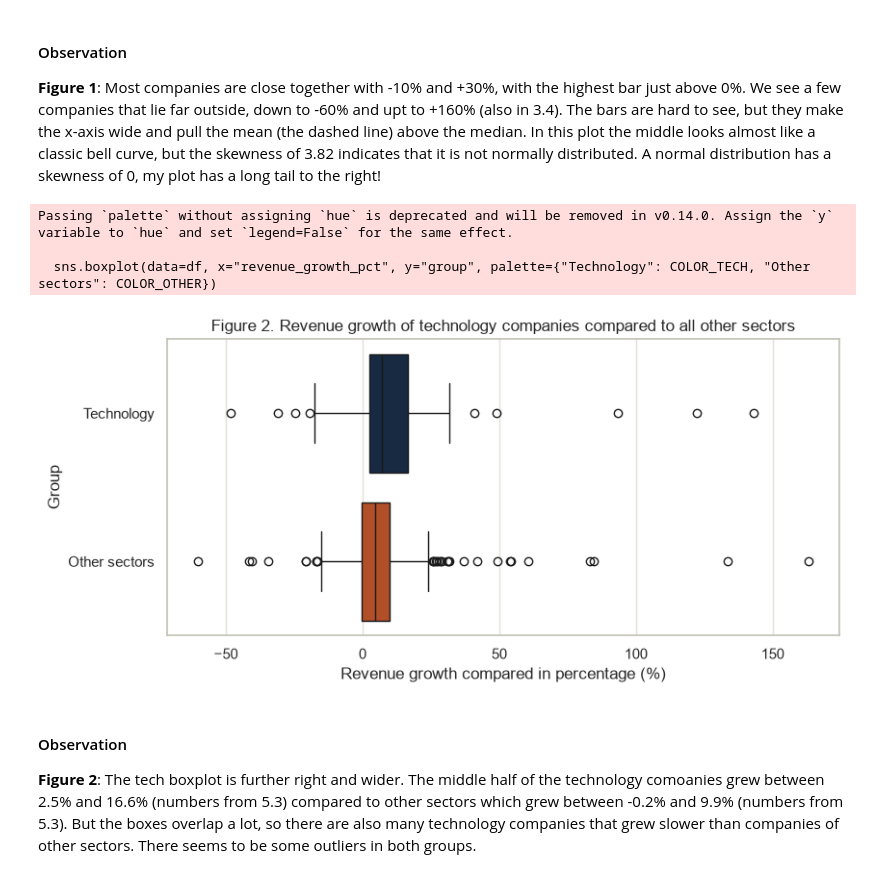
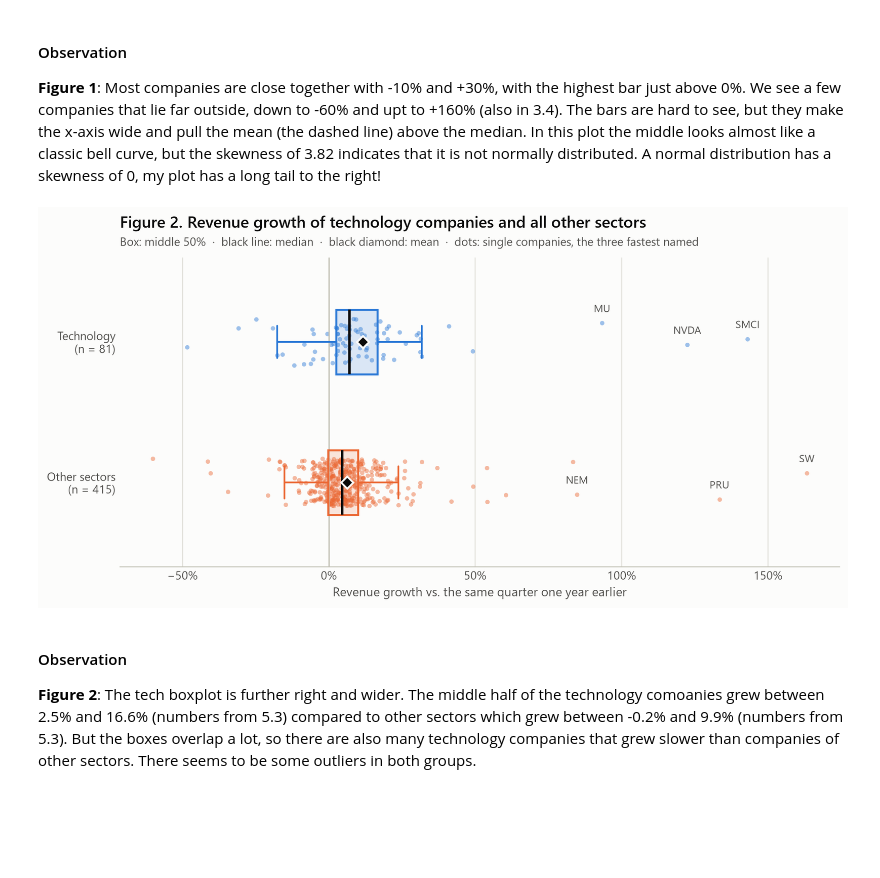
Before and after one commit to Tobolove/sp500-tech-concentration-analysis, a Jupyter notebook: analysis.ipynb, the cells around one changed output. Cells and saved outputs as stored; diff of their text form; code cells hidden in the pictures; blank space fills up the shorter version.

```diff
--- a/analysis.ipynb
+++ b/analysis.ipynb
@@ -749,18 +903,75 @@ plt.show()
 **Figure 1**: Most companies are close together with -10% and +30%, with the highest bar just above 0%.
 We see a few companies that lie far outside, down to -60% and upt to +160% (also in 3.4). The bars are hard to see, but they make the x-axis wide and pull the mean (the dashed line) above the median. In this plot the middle looks almost like a classic bell curve, but the skewness of 3.82 indicates that it is not normally distributed. A normal distribution has a skewness of 0, my plot has a long tail to the right!
 # %%
-# Figure 2: revenue growth comparing of the two groups. I use my color palette for reproducibility and consistency.
-plt.figure(figsize=(9, 4))
-sns.boxplot(data=df, x="revenue_growth_pct", y="group", palette={"Technology": COLOR_TECH, "Other sectors": COLOR_OTHER})
-plt.title("Figure 2. Revenue growth of technology companies compared to all other sectors")
-plt.xlabel("Revenue growth compared in percentage (%)")
-plt.ylabel("Group")
+# Figure 2: revenue growth of the two groups as box plots, with every single company as a dot.
+# The dots show what the box hides: how many companies there are and how far the few outliers lie.
+
+# The vertical jitter of the dots uses its own random generator. Like this the global seed for the
+# bootstrap in 7.4 stays untouched, and the bootstrap results do not change because of this plot.
+rng_jitter = np.random.default_rng(SEED)
+
+group_order = ["Technology", "Other sectors"]
+group_position = {"Technology": 1, "Other sectors": 0}
+
+fig, ax = plt.subplots(figsize=(9, 4.4), layout="constrained")
+ax.axvline(0, color=AXIS, linewidth=1)  # 0 % growth as reference
+
+for group_name in group_order:
+    values = df.loc[df["group"] == group_name, "revenue_growth_pct"]
+    color = GROUP_COLORS[group_name]
+    y = group_position[group_name]
+
+    # Box: light fill in the group color, median as a black line, mean as a black diamond
+    ax.boxplot(
+        values,
+        positions=[y],
+        orientation="horizontal",
+        widths=0.46,
+        patch_artist=True,
+        showfliers=False,  # the outliers are already visible as dots
+        showmeans=True,
+        boxprops={"facecolor": matplotlib.colors.to_rgba(color, 0.16), "edgecolor": color, "linewidth": 1.6},
+        whiskerprops={"color": color, "linewidth": 1.4},
+        capprops={"color": color, "linewidth": 1.4},
+        medianprops={"color": INK, "linewidth": 2},
+        meanprops={"marker": "D", "markerfacecolor": INK, "markeredgecolor": SURFACE, "markeredgewidth": 1.5, "markersize": 7},
+    )
+
+    # One dot per company, spread a little up and down so the dots do not hide each other
+    jitter = rng_jitter.uniform(-0.17, 0.17, size=len(values))
+    ax.scatter(values, y + jitter, s=13, color=color, alpha=0.45, linewidths=0, zorder=1)
+
+    # Name the three fastest-growing companies of each group with their ticker (see the outlier check below)
+    for index, value in values.nlargest(3).items():
+        dot_y = y + jitter[values.index.get_loc(index)]
+        ax.annotate(
+            df.loc[index, "Symbol"],
+            xy=(value, dot_y),
+            xytext=(0, 7),
+            textcoords="offset points",
+            ha="center",
+            va="bottom",
+            fontsize=8.5,
+            color=INK_SECONDARY,
+        )
+
+ax.set_yticks(
+    [group_position[name] for name in group_order],
+    [f"{name}\n(n = {(df['group'] == name).sum()})" for name in group_order],
+)
+ax.set_ylim(-0.6, 1.6)
+ax.xaxis.set_major_formatter(PercentFormatter(decimals=0))
+ax.set_xlabel("Revenue growth vs. the same quarter one year earlier")
+style_axes(ax, "x")
+ax.spines["left"].set_visible(False)
+add_title(
+    ax,
+    "Figure 2. Revenue growth of technology companies and all other sectors",
+    "Box: middle 50%  ·  black line: median  ·  black diamond: mean  ·  dots: single companies, the three fastest named",
+)
 plt.show()
 # %% [output]
-Passing `palette` without assigning `hue` is deprecated and will be removed in v0.14.0. Assign the `y` variable to `hue` and set `legend=False` for the same effect.
-
-  sns.boxplot(data=df, x="revenue_growth_pct", y="group", palette={"Technology": COLOR_TECH, "Other sectors": COLOR_OTHER})
-[figure, old version]
+[figure, new version]
 # %% [markdown]
 #### Observation
 
```
Also changed, not shown: parts of 9 cells of this notebook, 2 other files.
